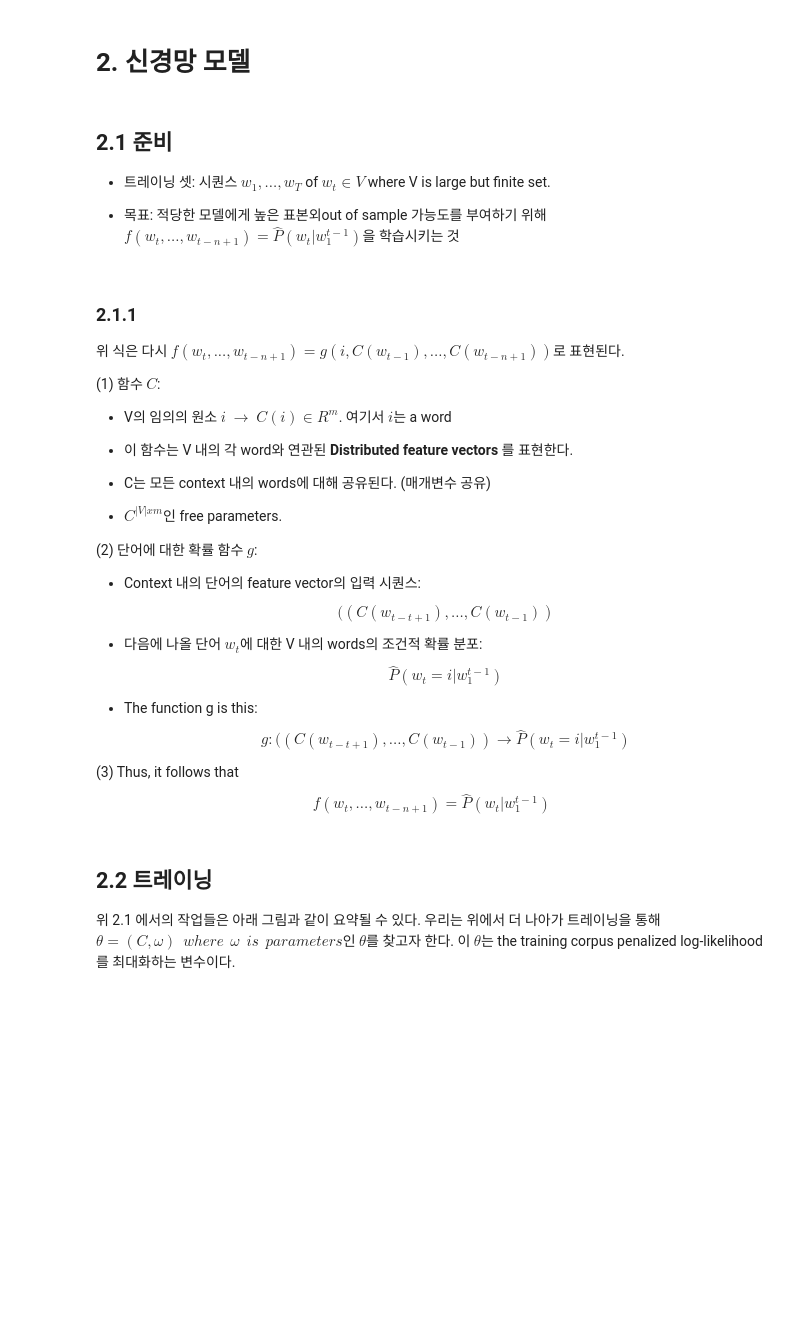
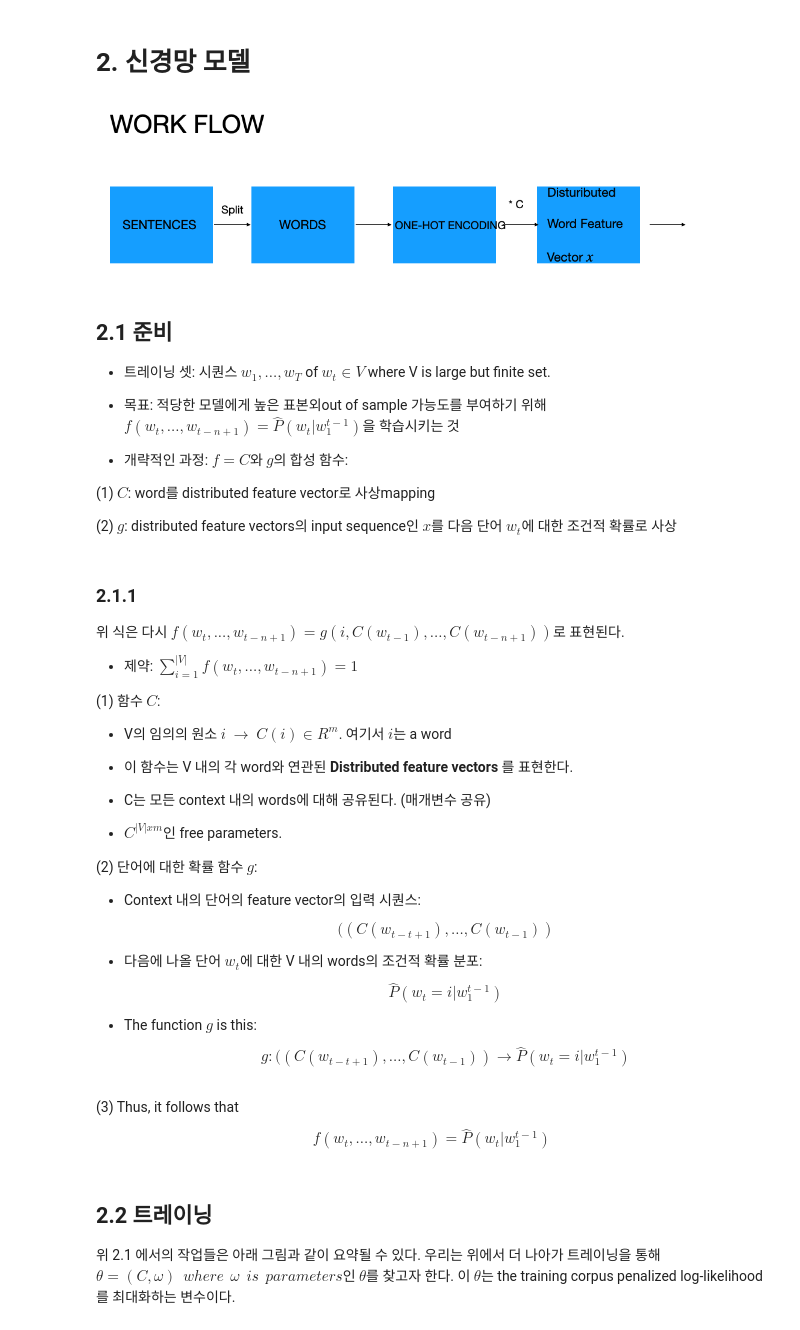
Before and after one commit to Intelligence-Engineering-LAB-KU/Seminar, a Jupyter notebook: summer_2020/0825_NPLM(2003).ipynb, the cells around one changed output. Drawn from its saved outputs; the diff is of its cells as text; code cells hidden in the pictures; blank space fills up the shorter version.

```diff
--- a/summer_2020/0825_NPLM(2003).ipynb
+++ b/summer_2020/0825_NPLM(2003).ipynb
@@ -110,17 +112,31 @@ $$\hat{P}(Z_1 = z_1, ..., Z_n = z_n) = \prod_i \hat{P}(Z_i = z_i|g_i(Z_{i-1}, Z_
 - 이전 작업들에서는 대개 이산 랜덤 (또는 deterministic) 변수를 사용하여 단어들 간의 유사성을 비교하고자 했다. 하지만 우리 모델에서는 이것을 수행하기 위해 (학습된 분산 특징 벡터 같은) 연속적인 실수real 벡터를 사용한다.
 # %% [markdown]
 # 2. 신경망 모델
+# %%
+Image('nnlm8.png',width=600)
+# %% [output]
+[figure, added]
 # %% [markdown]
 ## 2.1 준비
 
 - 트레이닝 셋: 시퀀스 $w_1, ..., w_T$ of $w_t \in V$ where V is large but finite set.
 
 - 목표: 적당한 모델에게 높은 표본외out of sample 가능도를 부여하기 위해 $f(w_t, ..., w_{t-n+1}) = \hat{P}(w_t|w_1^{t-1})$을 학습시키는 것
+
+- 개략적인 과정: $f = C$와 $g$의 합성 함수:
+
+ (1) **$C$**: word를 distributed feature vector로 사상mapping
+
+ (2) **$g$**: distributed feature vectors의 input sequence인 $x$를 다음 단어 $w_t$에 대한 조건적 확률로 사상
 # %% [markdown]
 ### 2.1.1
 
 
 위 식은 다시 $f(w_t, ..., w_{t-n+1}) = g(i, C(w_{t-1}), ..., C(w_{t-n+1}))$로 표현된다.
+
+- 제약: $\sum_{i=1}^{|V|} f(w_t, ..., w_{t-n+1})=1$
+
+
 
 (1) 함수 $C$:
 - V의 임의의 원소 $i$ $\to$ $C(i) \in R^m$. 여기서 $i$는 a word
@@ -136,11 +152,10 @@ $$\hat{P}(Z_1 = z_1, ..., Z_n = z_n) = \prod_i \hat{P}(Z_i = z_i|g_i(Z_{i-1}, Z_
 - 다음에 나올 단어 $w_t$에 대한 V 내의 words의 조건적 확률 분포:
   $$\hat{P}(w_t = i | w_1^{t-1})$$
 
-- The function g is this: $$g: ((C(w_{t-t+1}), ..., C(w_{t-1})) \to \hat{P}(w_t = i | w_1^{t-1})$$
-
-
-
-(3) Thus, it follows that  $$f(w_t, ..., w_{t-n+1}) = \hat{P}(w_t|w_1^{t-1})$$
+- The function $g$ is this: $$g: ((C(w_{t-t+1}), ..., C(w_{t-1})) \to \hat{P}(w_t = i | w_1^{t-1})$$
+# %% [markdown]
+
+(3) Thus, it follows that  $$f(w_t, ..., w_{t-n+1}) = \hat{P}(w_t|w_1^{t-1})$$
 # %% [markdown]
 ## 2.2 트레이닝
 
```
Also changed, not shown: parts of 14 cells of this notebook.
